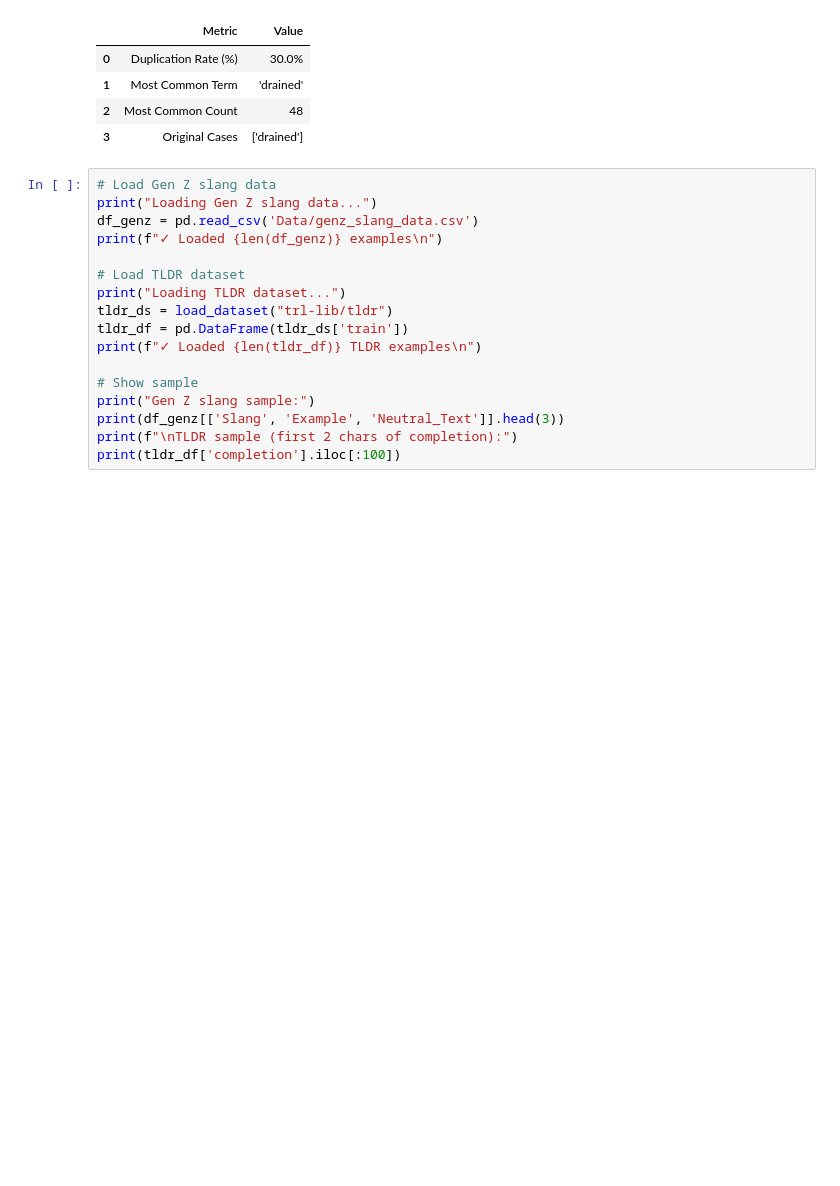
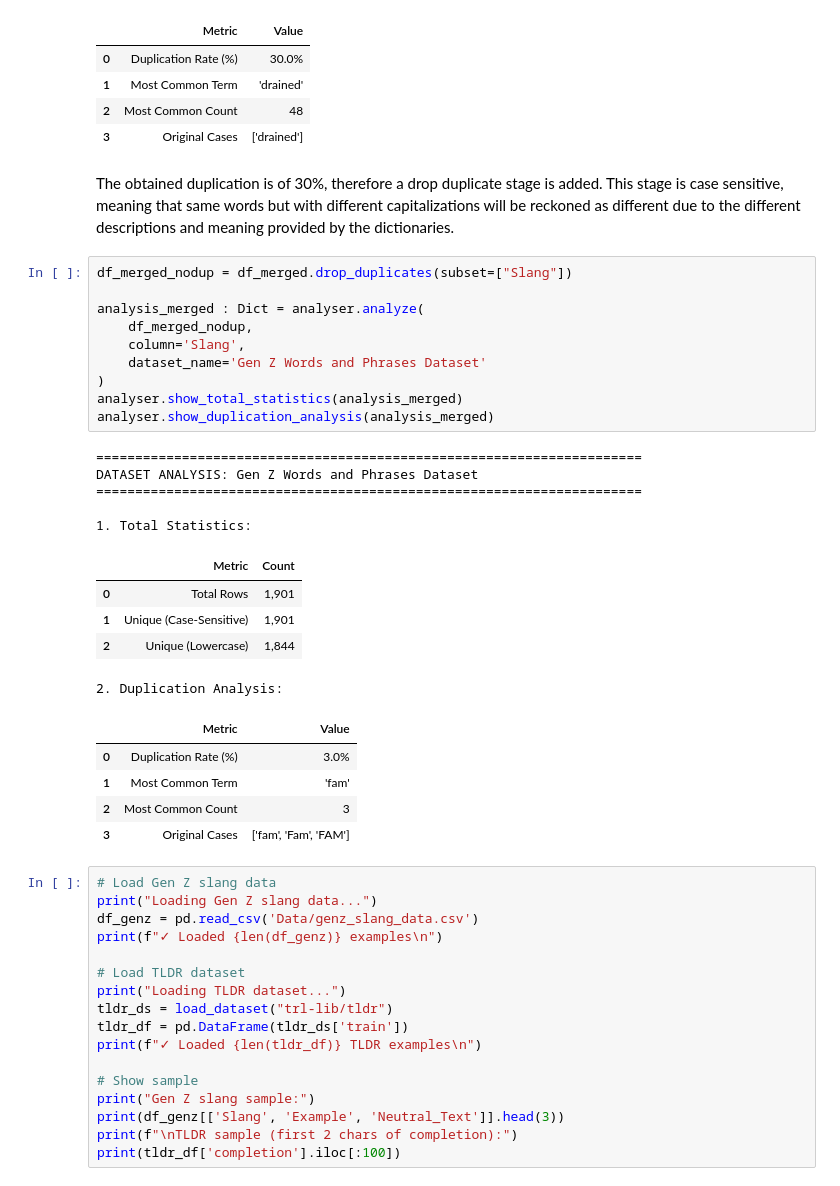
Before and after one commit to au-nlp/project-milestone-p2-group1, a Jupyter notebook: main.ipynb, the cells around one changed output. Saved outputs shown, nothing was run; the diff lists cells and outputs as text; blank space fills up the shorter version.

Commit message:
changed data to data and drop duplicates

```diff
--- a/main.ipynb
+++ b/main.ipynb
@@ -897,6 +907,34 @@ DATASET ANALYSIS: Gen Z Words and Phrases Dataset
 | 1 | Most Common Term | 'drained' |
 | 2 | Most Common Count | 48 |
 | 3 | Original Cases | ['drained'] |
+# %% [markdown]
+The obtained duplication is of 30%, therefore a drop duplicate stage is added. This stage is case sensitive, meaning that same words but with different capitalizations will be reckoned as different due to the different descriptions and meaning provided by the dictionaries.
+# %%
+df_merged_nodup = df_merged.drop_duplicates(subset=["Slang"])
+
+analysis_merged : Dict = analyser.analyze(
+    df_merged_nodup,
+    column='Slang',
+    dataset_name='Gen Z Words and Phrases Dataset'
+)
+analyser.show_total_statistics(analysis_merged)
+analyser.show_duplication_analysis(analysis_merged)
+# %% [output]
+======================================================================
+DATASET ANALYSIS: Gen Z Words and Phrases Dataset
+======================================================================
+
+1. Total Statistics:
+|  | Metric | Count |
+| 0 | Total Rows | 1,901 |
+| 1 | Unique (Case-Sensitive) | 1,901 |
+| 2 | Unique (Lowercase) | 1,844 |
+2. Duplication Analysis:
+|  | Metric | Value |
+| 0 | Duplication Rate (%) | 3.0% |
+| 1 | Most Common Term | 'fam' |
+| 2 | Most Common Count | 3 |
+| 3 | Original Cases | ['fam', 'Fam', 'FAM'] |
 # %%
 # Load Gen Z slang data
 print("Loading Gen Z slang data...")
```
Also changed, not shown: parts of 5 cells of this notebook, 7 other files.
